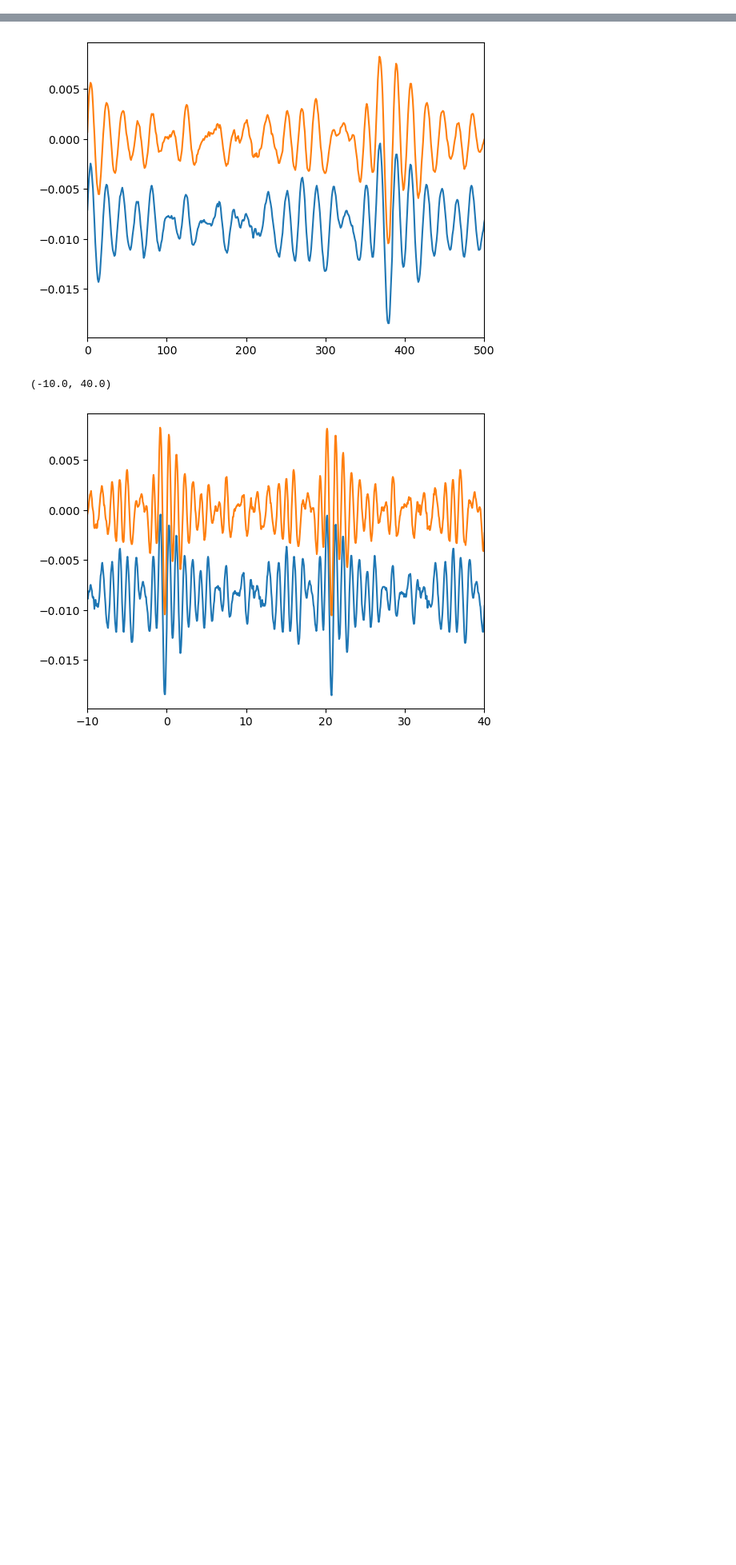
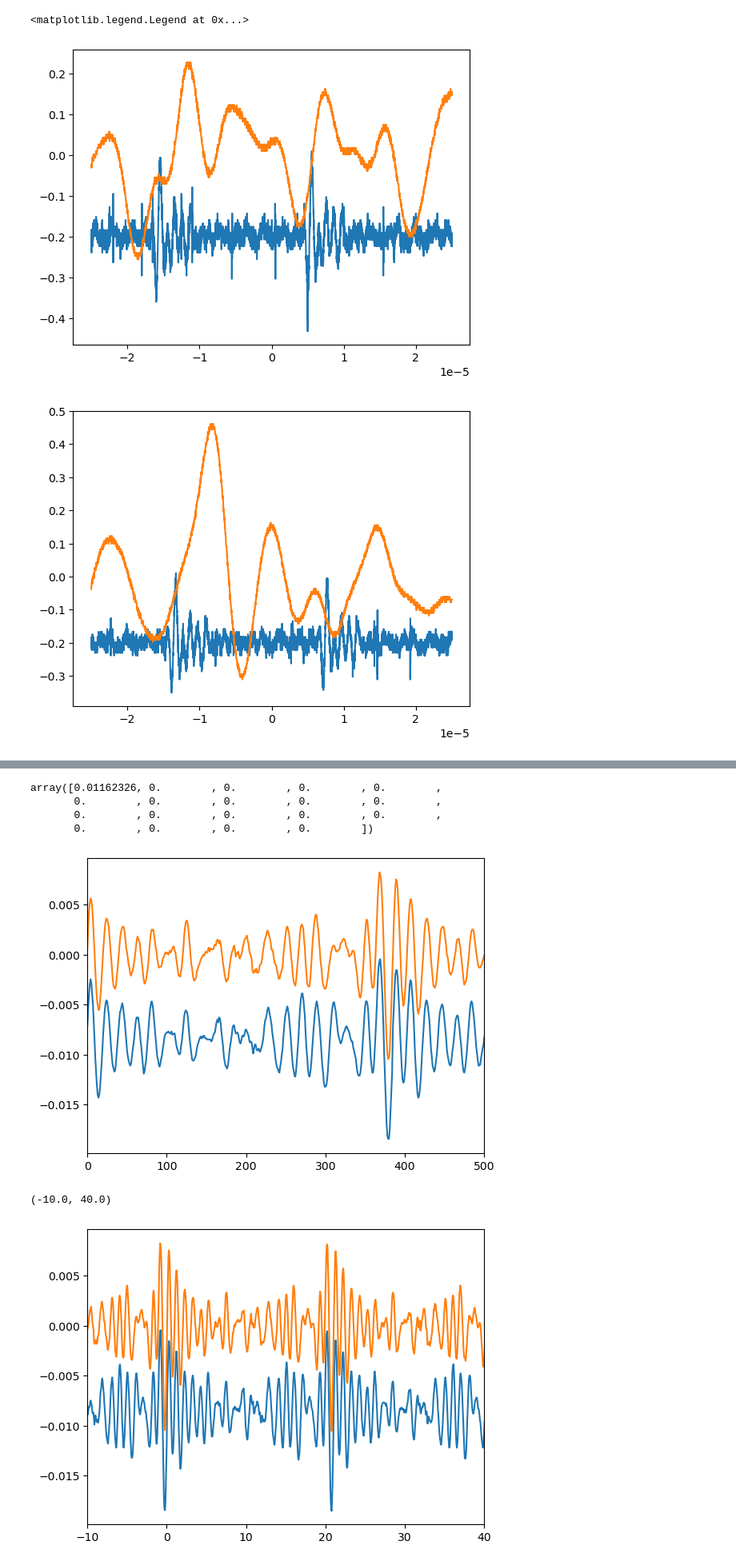
Before and after one commit to alisonmalcolm/DAETDATA, a Jupyter notebook: DAET_dataprocess.ipynb, the cells around one changed output, grey strips where cells are left out. Shown at 80% size. Saved outputs shown, nothing was run; the diff lists cells and outputs as text; code cells hidden in the pictures; blank space fills up the shorter version.

Commit message:
Put in a cell to process the 'new' data when we were recording waveforms 'at random' without averaging.

```diff
--- a/DAET_dataprocess.ipynb
+++ b/DAET_dataprocess.ipynb
@@ -25,3 +25,67 @@ def compdelay(t,sig1,sig2,sig3,winlen=10,probe_filter_cut=1.5e6):
     tshift=Compute_single_delay(bothdat,probedat,PUMPdat,0,winlen,probe_filter_cut=probe_filter_cut)
 
     return tshift
+# %%
+fnamestart='DelayA/'
+fnamemid1='-Delay/'
+fnamemid2='delay'
+fnameend='.npy'
+
+#samplist=['1A','2A','3A','4A','5A','6A']
+samplist=['5A']
+collist=['r','g','b','c','m','y']
+rlist=np.arange(1,100,20)
+ii=0
+shiftlist=np.zeros((len(rlist)))
+Pumpval=np.zeros((len(rlist)))
+jj=0
+plotsig=1
+myfig=plt.figure(1)
+for samp in samplist:
+    ii=0
+    for r in rlist:
+        fname=fnamestart+samp+fnamemid1+samp+fnamemid2+str(r)+fnameend
+        data=np.load(fname,allow_pickle=True)
+        t=data[:,0]
+        dt=t[1]-t[0]
+        sig1=data[:,1]
+        sig2=data[:,2]
+        itmax=np.argmax(sig1)
+        sig1_tocorr=sig1[:4000]-np.mean(sig1[:4000])
+        sig_corr=np.correlate(sig1_tocorr,sig1_tocorr,mode='full')
+        tcor=np.arange(-len(sig1_tocorr)+1,len(sig1_tocorr))*dt
+        it_max2=np.argmax(sig_corr[5000:])
+
+        it_tofit=np.arange(it_max2-5,it_max2+6)+5000
+        sig_corr_fit=sig_corr[it_tofit]
+        t_tofit=tcor[it_tofit]
+        #print(it_tofit)
+        #print(np.shape(t_tofit))
+        #print(np.shape(sig_corr_fit))
+        Fit_to_peak=np.polyfit(t_tofit,sig_corr_fit,2)
+
+        MaxPeak_from_interpolation=-Fit_to_peak[1]/2/Fit_to_peak[0]
+        shiftlist[ii]=MaxPeak_from_interpolation
+        Pumpval[ii]=sig2[itmax]
+        ii=ii+1
+        #plt.plot(it_max2+5000,sig_corr[it_max2+5000],'ro')
+        #plt.plot(it_tofit,sig_corr[it_tofit],'gx')
+        #plt.plot(sig_corr)
+        #plt.xlim([6050,6150])
+        if plotsig ==1:
+            plt.figure()
+            plt.plot(t,sig1)
+            plt.plot(t,sig2)
+    #    plt.plot(t,sig_corr)
+    plt.figure(1)
+    if ii ==1:
+        plt.plot(Pumpval,(shiftlist-np.mean(shiftlist))*1e5,'o',color=collist[jj],label=samp)
+    else:
+        plt.plot(Pumpval,(shiftlist-np.mean(shiftlist))*1e5,'o',color=collist[jj])
+    jj=jj+1
+#plt.ylim([2.0975,2.1025])
+plt.legend()
+# %% [output]
+<matplotlib.legend.Legend at 0x...>
+[figure, added]
+[figure, added]
@@ -28 +96,8 @@ def compdelay(t,sig1,sig2,sig3,winlen=10,probe_filter_cut=1.5e6):
+# %%
+Pumpval
+# %% [output]
+array([0.01162326, 0.        , 0.        , 0.        , 0.        ,
+       0.        , 0.        , 0.        , 0.        , 0.        ,
+       0.        , 0.        , 0.        , 0.        , 0.        ,
+       0.        , 0.        , 0.        , 0.        ])
 # %%
```
Also changed, not shown: parts of 2 cells of this notebook.
